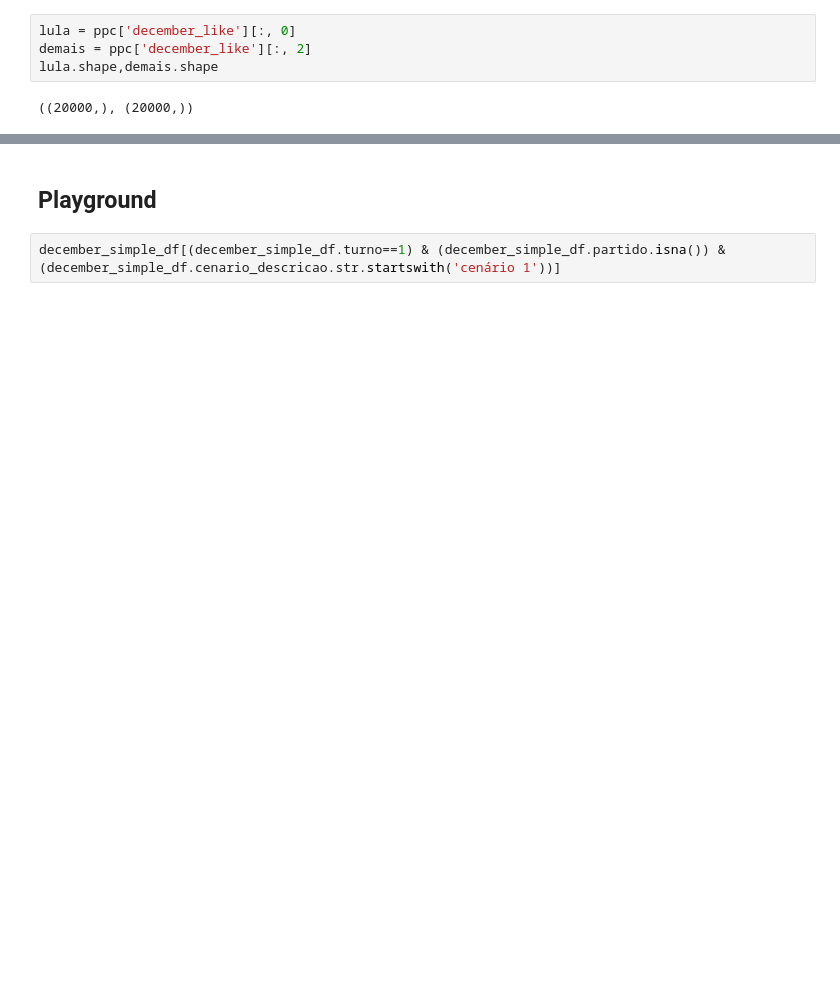
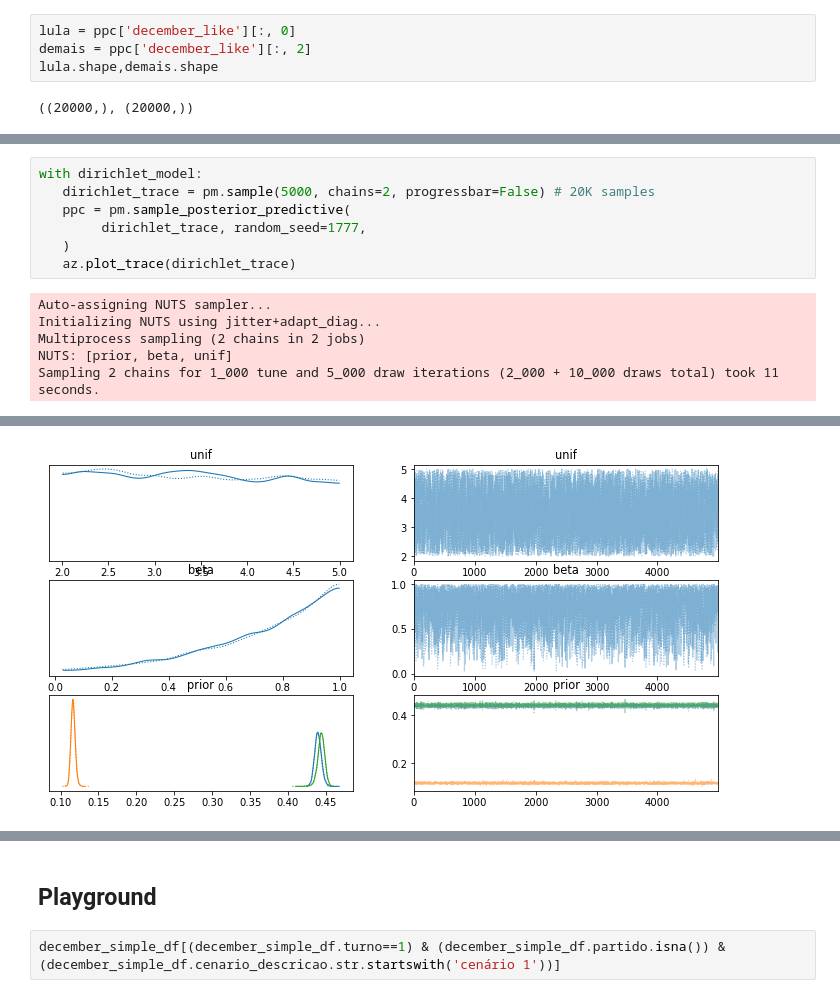
Before and after one commit to xboard/fastpages-blog, a Jupyter notebook: _notebooks/2022-01-07-brazils-2022-presidential-elections-polls-analysis-part1.ipynb, the cells around one changed output, grey strips where cells are left out. Cells and saved outputs as stored; diff of their text form; blank space fills up the shorter version.

```diff
--- a/_notebooks/2022-01-07-brazils-2022-presidential-elections-polls-analysis-part1.ipynb
+++ b/_notebooks/2022-01-07-brazils-2022-presidential-elections-polls-analysis-part1.ipynb
@@ -249,0 +275,13 @@ lula.shape,demais.shape
+# %%
+with dirichlet_model:
+   dirichlet_trace = pm.sample(5000, chains=2, progressbar=False) # 20K samples
+   ppc = pm.sample_posterior_predictive(
+        dirichlet_trace, random_seed=1777,
+   )
+   az.plot_trace(dirichlet_trace)
+# %% [output]
+Auto-assigning NUTS sampler...
+Initializing NUTS using jitter+adapt_diag...
+Multiprocess sampling (2 chains in 2 jobs)
+NUTS: [prior, beta, unif]
+Sampling 2 chains for 1_000 tune and 5_000 draw iterations (2_000 + 10_000 draws total) took 11 seconds.
@@ -249,0 +289 @@ lula.shape,demais.shape
+[figure, added]
```
Also changed, not shown: parts of 12 cells of this notebook.
